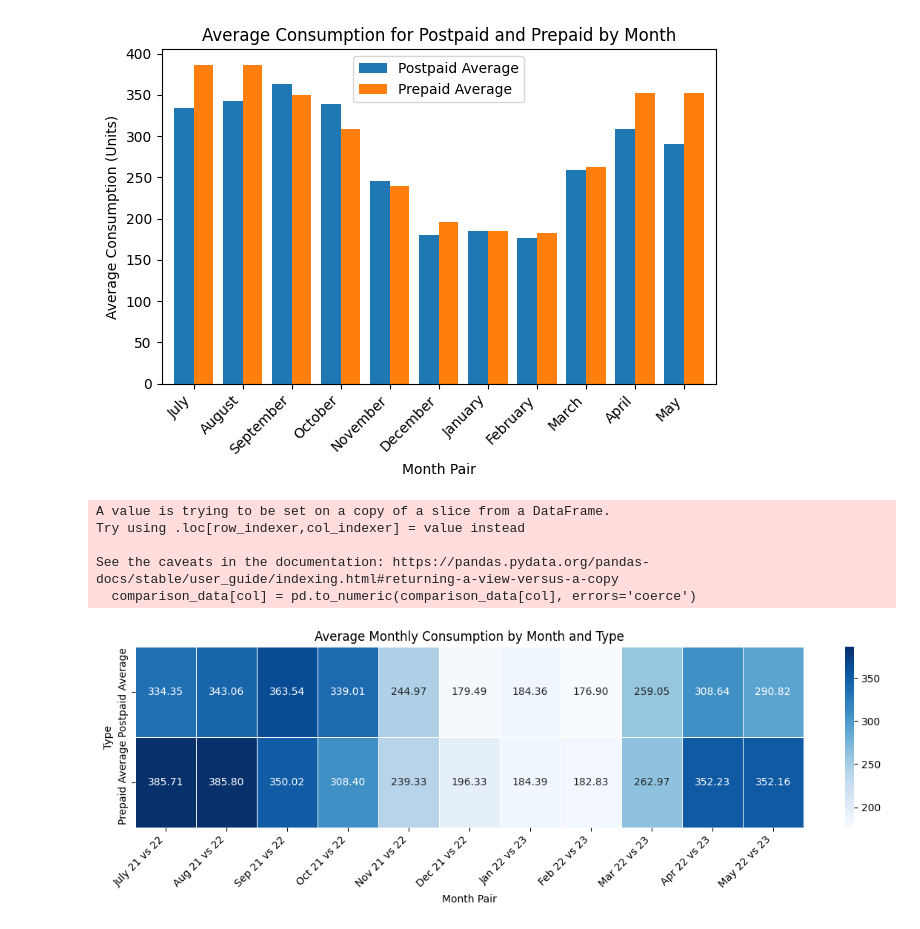
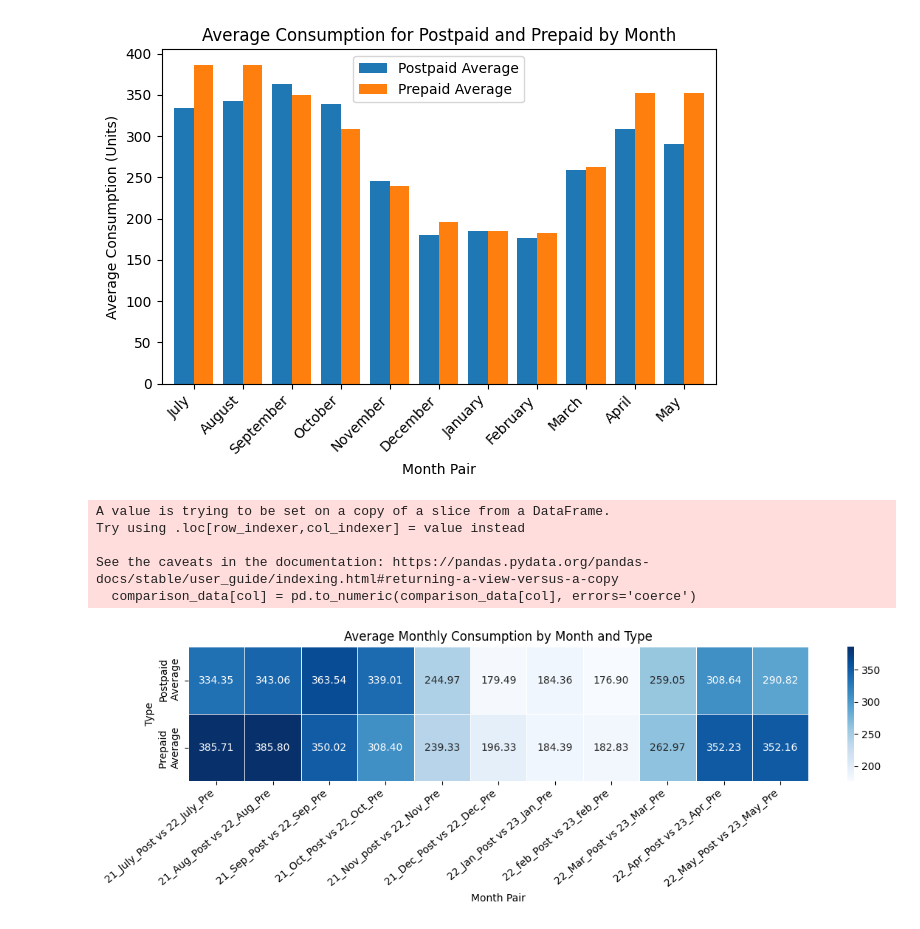
Before and after one commit to Demiarge/thesis, a Jupyter notebook: Final/Visual/Big/new.ipynb, the cells around one changed output. Cells and saved outputs as stored; diff of their text form; code cells hidden in the pictures.

```diff
--- a/Final/Visual/Big/new.ipynb
+++ b/Final/Visual/Big/new.ipynb
@@ -456,46 +455,67 @@ prepaid_averages = comparison_data[prepaid_columns].mean()
 # Create a DataFrame for the averages with labeled month pairs
 average_df = pd.DataFrame({
     'Month Pair': [
-        'July 21 vs 22', 'Aug 21 vs 22', 'Sep 21 vs 22',
-        'Oct 21 vs 22', 'Nov 21 vs 22', 'Dec 21 vs 22',
-        'Jan 22 vs 23', 'Feb 22 vs 23', 'Mar 22 vs 23',
-        'Apr 22 vs 23', 'May 22 vs 23'
+        '21_July_Post vs 22_July_Pre',
+        '21_Aug_Post vs 22_Aug_Pre',
+        '21_Sep_Post vs 22_Sep_Pre',
+        '21_Oct_Post vs 22_Oct_Pre',
+        '21_Nov_post vs 22_Nov_Pre',
+        '21_Dec_Post vs 22_Dec_Pre',
+        '22_Jan_Post vs 23_Jan_Pre',
+        '22_feb_Post vs 23_feb_Pre',
+        '22_Mar_Post vs 23_Mar_Pre',
+        '22_Apr_Post vs 23_Apr_Pre',
+        '22_May_Post vs 23_May_Pre'
     ],
-    'Postpaid Average': postpaid_averages.values,
-    'Prepaid Average': prepaid_averages.values
+    'Postpaid\n Average': postpaid_averages.values,
+    'Prepaid \nAverage': prepaid_averages.values
 })
+
+x = [
+        '21_July_Post vs 22_July_Pre',
+        '21_Aug_Post vs 22_Aug_Pre',
+        '21_Sep_Post vs 22_Sep_Pre',
+        '21_Oct_Post vs 22_Oct_Pre',
+        '21_Nov_post vs 22_Nov_Pre',
+        '21_Dec_Post vs 22_Dec_Pre',
+        '22_Jan_Post vs 23_Jan_Pre',
+        '22_feb_Post vs 23_feb_Pre',
+        '22_Mar_Post vs 23_Mar_Pre',
+        '22_Apr_Post vs 23_Apr_Pre',
+        '22_May_Post vs 23_May_Pre'
+    ]
 
 # Set Month Pair as index for better labeling
 average_df.set_index('Month Pair', inplace=True)
 
 # Convert to numeric types to ensure compatibility with the heatmap
 average_df = average_df.apply(pd.to_numeric)
 
 # Create a heatmap with annotated averages
 plt.figure(figsize=(12, 4))
 sns.heatmap(
     average_df.T,
     annot=True,
     fmt=".2f",
     cmap='Blues',
     cbar=True,
     linewidths=0.5,
     annot_kws={"size": 10}
 )
 
 # Customize the plot
 plt.title('Average Monthly Consumption by Month and Type')
 plt.ylabel('Type')
 plt.xlabel('Month Pair')
-plt.xticks(rotation=45, ha='right')
+plt.xticks(rotation=40, ha='right')
 plt.tight_layout()
 plt.savefig("Average Monthly Consumption by Month and Type.png",dpi=300)
 # Show the plot
 plt.show()
 # %% [output]
 A value is trying to be set on a copy of a slice from a DataFrame.
 Try using .loc[row_indexer,col_indexer] = value instead
 
 See the caveats in the documentation: https://pandas.pydata.org/pandas-docs/stable/user_guide/indexing.html#returning-a-view-versus-a-copy
   comparison_data[col] = pd.to_numeric(comparison_data[col], errors='coerce')
-[figure, old version]
+[figure, new version]
```
Also changed, not shown: parts of 2 cells of this notebook, 54 other files.
